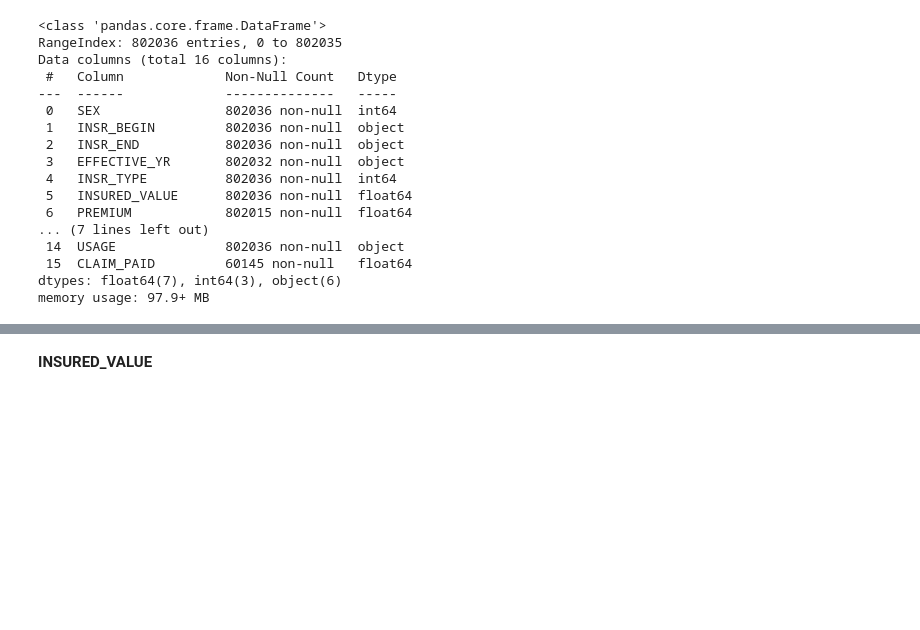
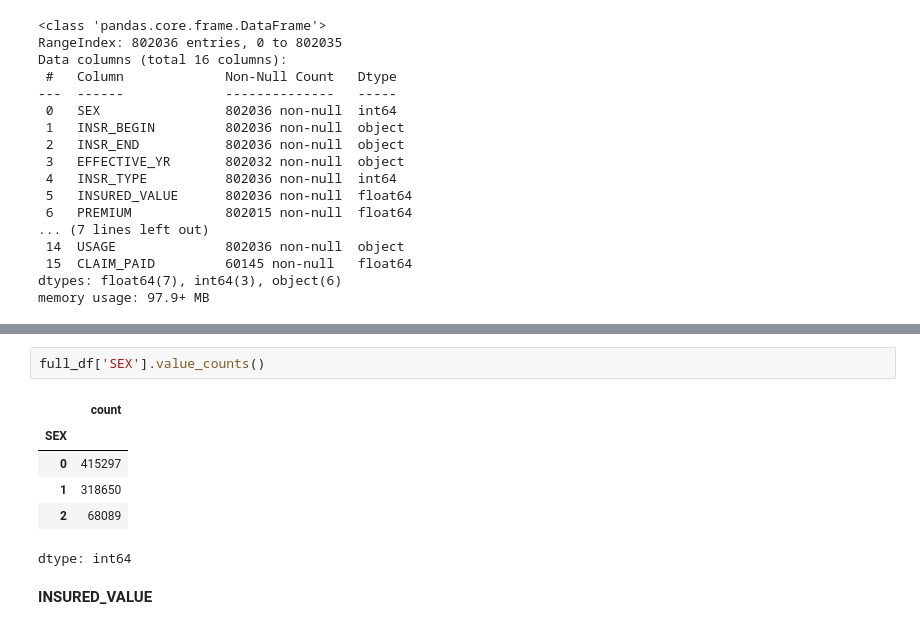
Before and after one commit to amy165/Insurance-Risk-Pricing-Analysis-End-to-End-Project, a Jupyter notebook: notebooks/01_eda_cleaning.ipynb, the cells around one changed output, grey strips where cells are left out. Cells and saved outputs as stored; diff of their text form; blank space fills up the shorter version.

```diff
--- a/notebooks/01_eda_cleaning.ipynb
+++ b/notebooks/01_eda_cleaning.ipynb
@@ -174,6 +174,15 @@ full_df.describe()
 | 50% | 0.000000 | 1202.000000 | 1.800000e+05 | 3.376550e+03 | 5.000380e+09 | 2008.000000 | 4.000000 | 6.000000 | ... |
 | 75% | 1.000000 | 1202.000000 | 7.300000e+05 | 9.643270e+03 | 5.000718e+09 | 2012.000000 | 4.000000 | 35.000000 | ... |
 | max | 2.000000 | 1204.000000 | 2.500000e+08 | 7.581230e+06 | 5.001351e+09 | 2018.000000 | 199.000000 | 1000000.000000 | ... |
+# %%
+full_df['SEX'].value_counts()
+# %% [output]
+|  | count |
+| SEX |  |
+| 0 | 415297 |
+| 1 | 318650 |
+| 2 | 68089 |
+dtype: int64
 # %% [markdown]
 **INSURED_VALUE**
 # %%
```
Also changed, not shown: parts of 7 cells of this notebook.
